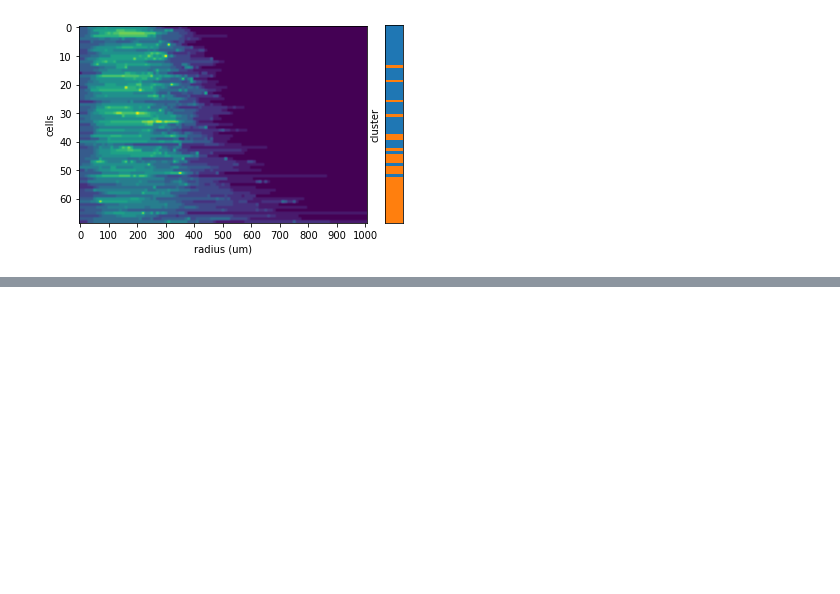
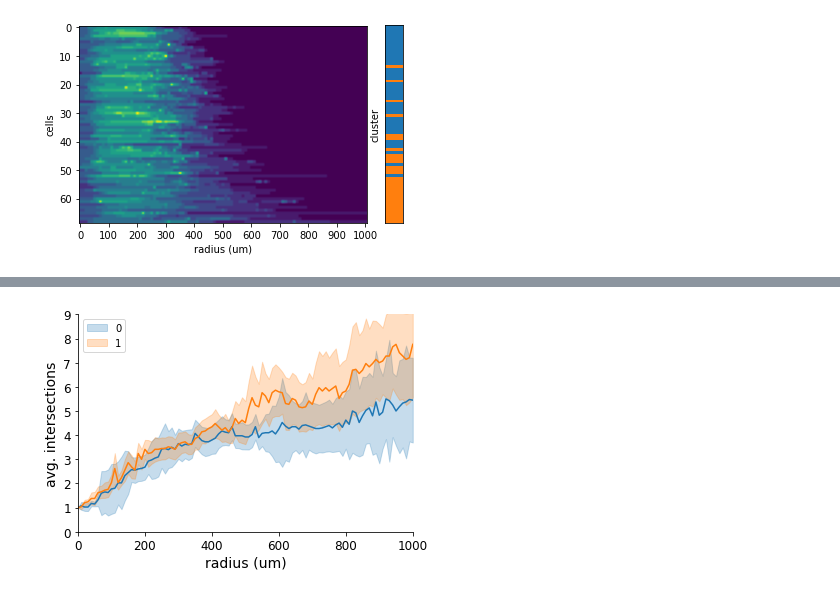
Before and after one commit to AllenNeuralDynamics/lc_analysis_demonstration, a Jupyter notebook: code/sholl_analysis.ipynb, the cells around one changed output, grey strips where cells are left out. Saved outputs shown, nothing was run; the diff lists cells and outputs as text; code cells hidden in the pictures; blank space fills up the shorter version.

```diff
--- a/code/sholl_analysis.ipynb
+++ b/code/sholl_analysis.ipynb
@@ -70,0 +95,22 @@ df = dendritic.plot_heatmap_with_column(plotDF, sholl_df, col="cluster")
+# %%
+# Add cluster labels
+axon_sholl_df = pd.merge(
+    axon_sholl_df,
+    plotDF[["Graph", "cluster"]],
+    left_on="name",
+    right_on="Graph",
+    how="left",
+)
+# %%
+axon_bootstraps, axon_summary = dendritic.bootstrap_groups(
+    axon_sholl_df, "cluster", 1000
+    )
+# %%
+dendritic.plot_sholl_groups(
+    axon_sholl_df,
+    "cluster",
+    error="hierarchical bootstrap",
+    bootstraps=axon_summary,
+    )
+# %% [output]
+[figure, added]
```
Also changed, not shown: parts of 17 cells of this notebook, 2 other files.
